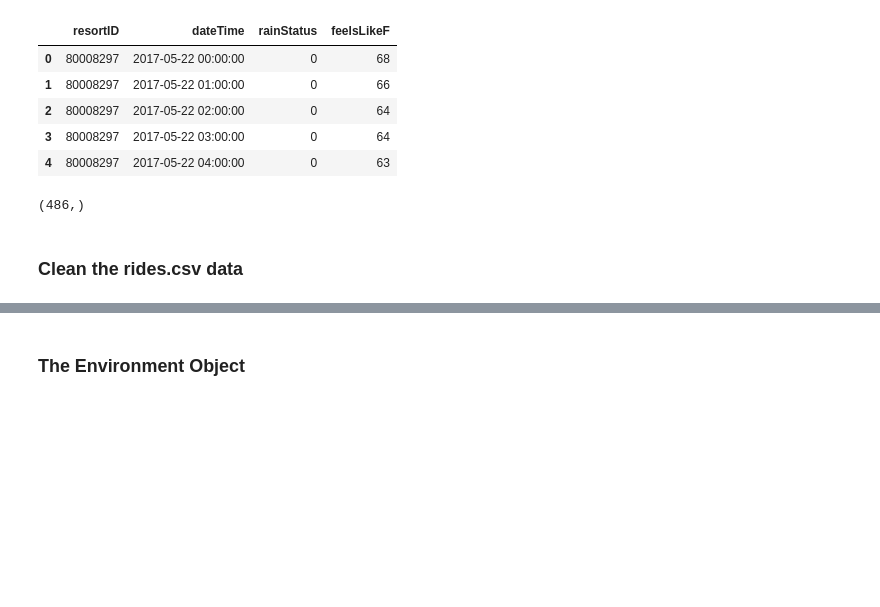
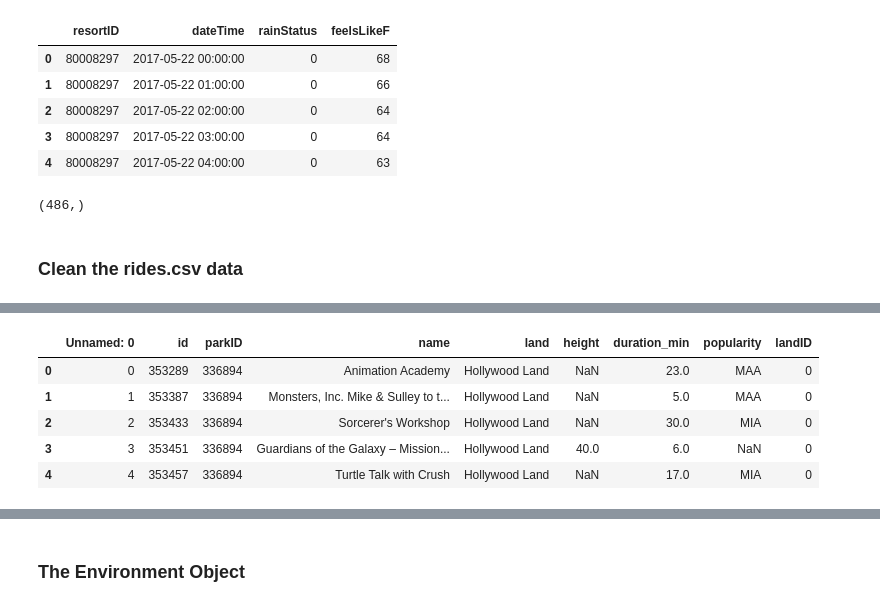
Before and after one commit to Hiroki39/DS-GA-3001-007-Final-Project, a Jupyter notebook: notebooks/basic processing and environment framework.ipynb, the cells around one changed output, grey strips where cells are left out. Saved outputs shown, nothing was run; the diff lists cells and outputs as text; code cells hidden in the pictures; blank space fills up the shorter version.

```diff
--- a/notebooks/basic processing and environment framework.ipynb
+++ b/notebooks/basic processing and environment framework.ipynb
@@ -94,0 +128,16 @@ rides.iloc()[[index for index,content in enumerate(rides.land) if type(content)!
+# %%
+rides = pd.read_csv("rideDuration.csv")
+rides.head()
+
+# location_for_nan = ["Main Street, U.S.A.","Main Street, U.S.A.","Main Street, U.S.A.","a bug's land","Main Street, U.S.A.","Fantasyland","Paradise Pier","Frontierland",
+#  "Hollywood Land","Buena Vista Street","Mickey's Toontown",None,"a bug's land","Disneyland Resort",None,"a bug's land",None,None,"Cars Land","Cars Land","Hollywood Land",
+#  "a bug's land","Hollywood Land"]
+# rides.land[[index for index,content in enumerate(rides.land) if type(content)!=str]] = location_for_nan
+# rides.land.value_counts(dropna= False)
+# %% [output]
+|  | Unnamed: 0 | id | parkID | name | land | height | duration_min | popularity | landID |
+| 0 | 0 | 353289 | 336894 | Animation Academy | Hollywood Land | NaN | 23.0 | MAA | 0 |
+| 1 | 1 | 353387 | 336894 | Monsters, Inc. Mike & Sulley to t... | Hollywood Land | NaN | 5.0 | MAA | 0 |
+| 2 | 2 | 353433 | 336894 | Sorcerer's Workshop | Hollywood Land | NaN | 30.0 | MIA | 0 |
+| 3 | 3 | 353451 | 336894 | Guardians of the Galaxy – Mission... | Hollywood Land | 40.0 | 6.0 | NaN | 0 |
+| 4 | 4 | 353457 | 336894 | Turtle Talk with Crush | Hollywood Land | NaN | 17.0 | MIA | 0 |
```
Also changed, not shown: parts of 16 cells of this notebook.
